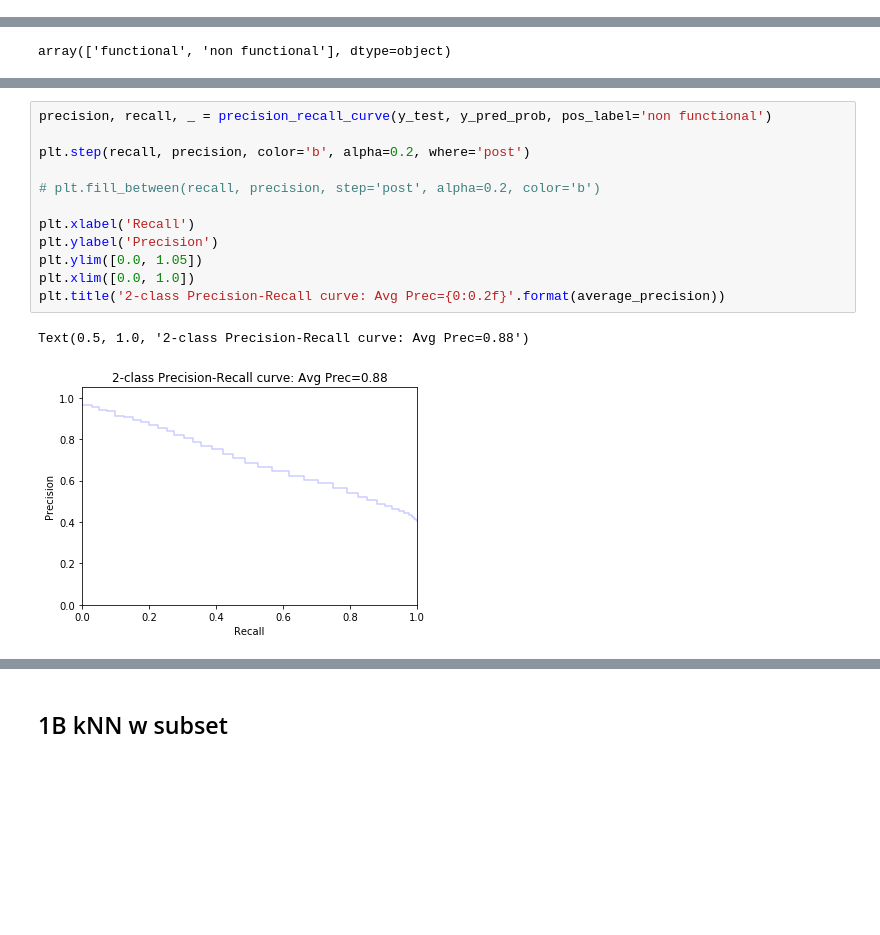
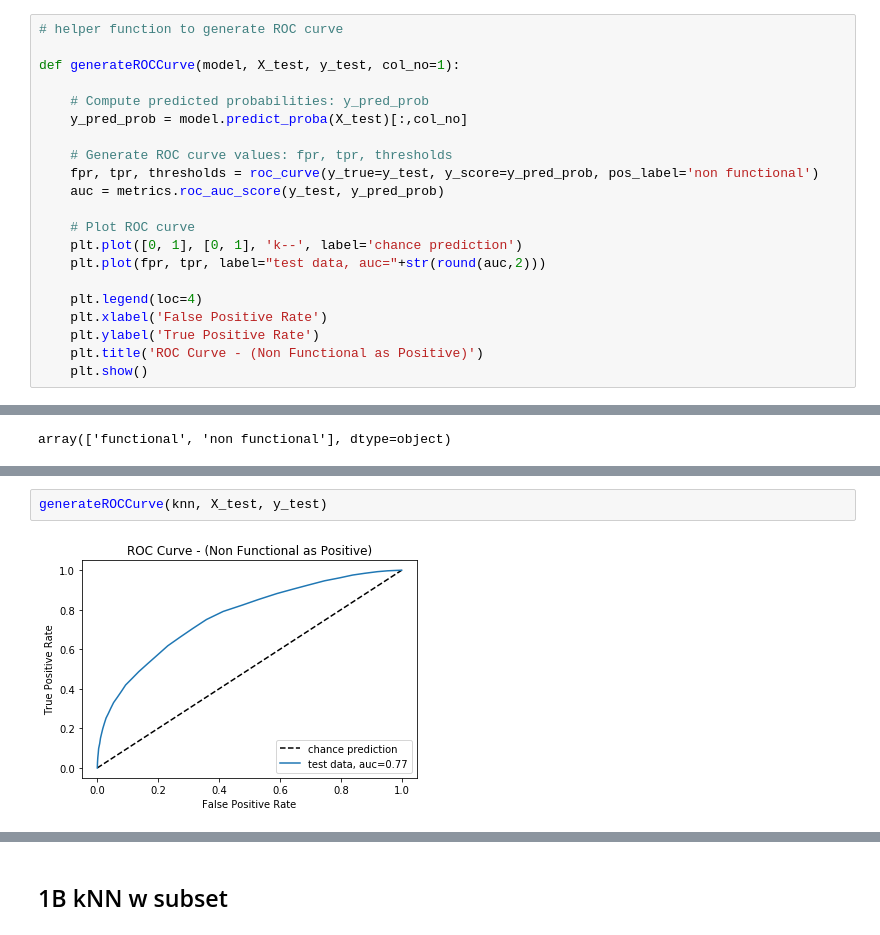
Before and after one commit to JayWang64/SpringboardDS, a Jupyter notebook: _Capstone 2/Report 2/notebooks/capstone project 2 - part 3 - machine learning model.ipynb, the cells around one changed output, grey strips where cells are left out. Drawn from its saved outputs; the diff is of its cells as text; blank space fills up the shorter version.

Commit message:
Updated based on Blaine's comments
- added helper functions for ROC Curve and PR Curve
- added scaled features data set
- added optimized kNN and RFC models
- misc code cleanup

```diff
--- a/_Capstone 2/Report 2/notebooks/capstone project 2 - part 3 - machine learning model.ipynb
+++ b/_Capstone 2/Report 2/notebooks/capstone project 2 - part 3 - machine learning model.ipynb
@@ -229,0 +226,21 @@ Index(['amount_tsh', 'gps_height', 'longitude', 'latitude', 'num_private',
+# %%
+# helper function to generate ROC curve
+
+def generateROCCurve(model, X_test, y_test, col_no=1):
+
+    # Compute predicted probabilities: y_pred_prob
+    y_pred_prob = model.predict_proba(X_test)[:,col_no]
+
+    # Generate ROC curve values: fpr, tpr, thresholds
+    fpr, tpr, thresholds = roc_curve(y_true=y_test, y_score=y_pred_prob, pos_label='non functional')
+    auc = metrics.roc_auc_score(y_test, y_pred_prob)
+
+    # Plot ROC curve
+    plt.plot([0, 1], [0, 1], 'k--', label='chance prediction')
+    plt.plot(fpr, tpr, label="test data, auc="+str(round(auc,2)))
+
+    plt.legend(loc=4)
+    plt.xlabel('False Positive Rate')
+    plt.ylabel('True Positive Rate')
+    plt.title('ROC Curve - (Non Functional as Positive)')
+    plt.show()
@@ -306,15 +329,4 @@ plt.show()
-# %%
-precision, recall, _ = precision_recall_curve(y_test, y_pred_prob, pos_label='non functional')
-
-plt.step(recall, precision, color='b', alpha=0.2, where='post')
-
-# plt.fill_between(recall, precision, step='post', alpha=0.2, color='b')
-
-plt.xlabel('Recall')
-plt.ylabel('Precision')
-plt.ylim([0.0, 1.05])
-plt.xlim([0.0, 1.0])
-plt.title('2-class Precision-Recall curve: Avg Prec={0:0.2f}'.format(average_precision))
-# %% [output]
-Text(0.5, 1.0, '2-class Precision-Recall curve: Avg Prec=0.88')
-[figure, removed]
+# %%
+generateROCCurve(knn, X_test, y_test)
+# %% [output]
+[figure, added]
```
Also changed, not shown: parts of 40 cells of this notebook.
